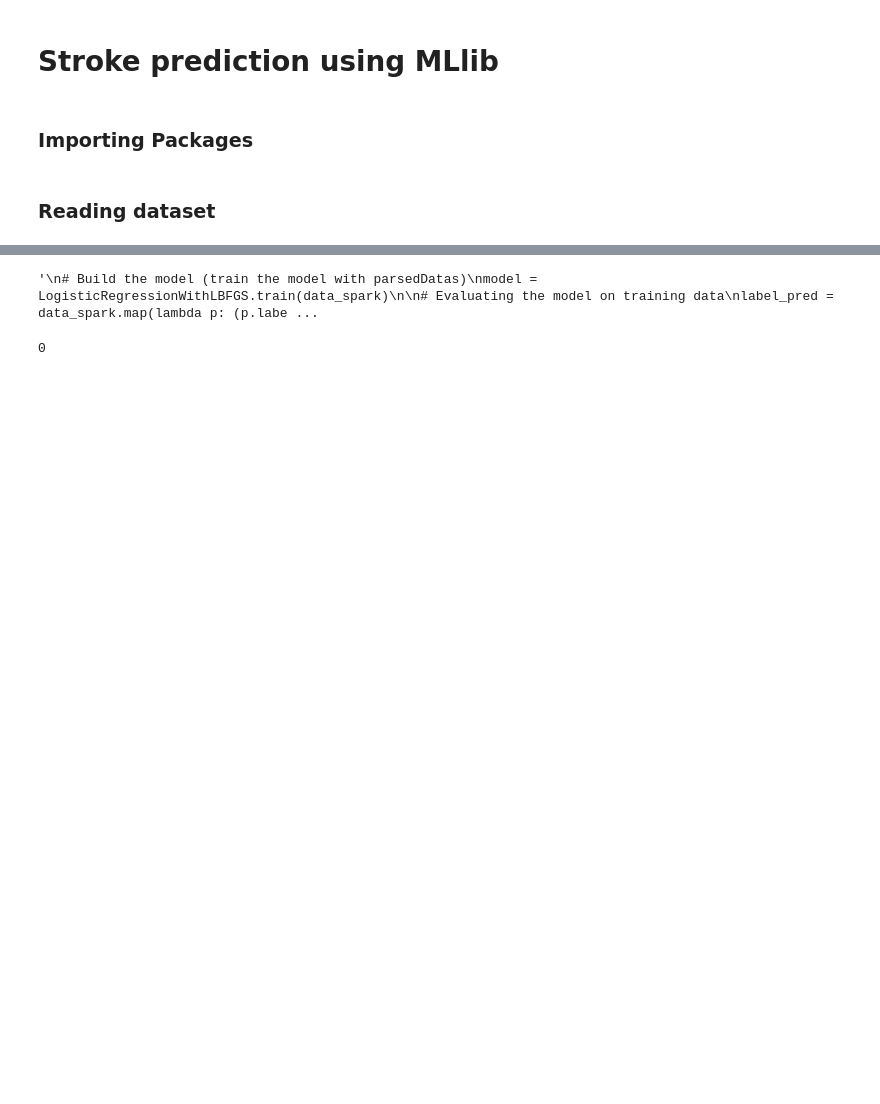
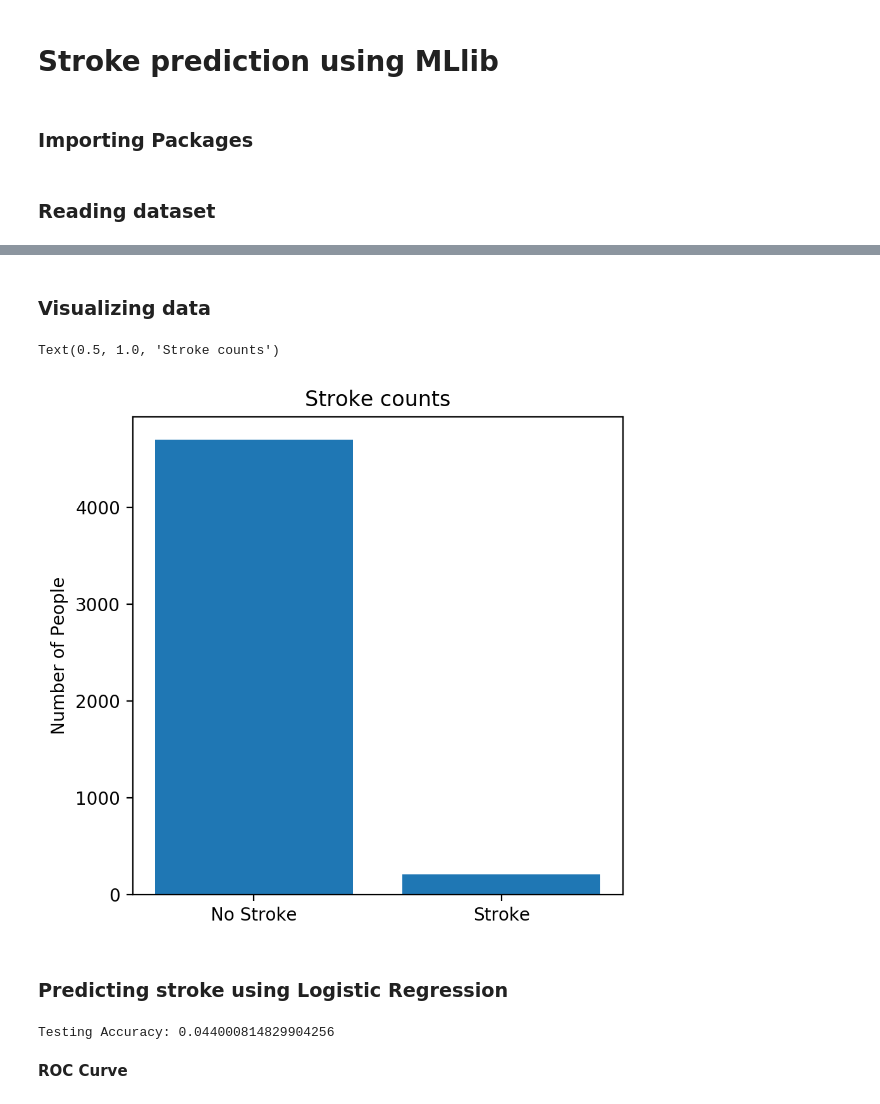
Before and after one commit to maldoam/mllib-stroke-prediction, a Jupyter notebook: notebooks_jupyter_test_pyspark.ipynb, the cells around one changed output, grey strips where cells are left out. Cells and saved outputs as stored; diff of their text form; code cells hidden in the pictures; blank space fills up the shorter version.

```diff
--- a/notebooks_jupyter_test_pyspark.ipynb
+++ b/notebooks_jupyter_test_pyspark.ipynb
@@ -11,3 +17,7 @@ import pandas as pd
+# %%
+# To increase size of plots
+plt.rcParams['figure.dpi'] = 200
+plt.rcParams['figure.figsize'] = [5, 5]
 # %% [markdown]
 ### Reading dataset
 # %%
@@ -34,0 +82,3 @@ Name: stroke, dtype: int64
+# %%
+data = data.sample(frac = 1).reset_index(drop = True)
+data.head(5)
@@ -35 +92,12 @@ Name: stroke, dtype: int64
+# %% [markdown]
+### Visualizing data
+# %%
+plt.bar(x = ["No Stroke", "Stroke"], height = [data["stroke"].value_counts()[0], data["stroke"].value_counts()[1]])
+plt.ylabel("Number of People")
+plt.title("Stroke counts")
+# %% [output]
+Text(0.5, 1.0, 'Stroke counts')
+[figure, added]
+# %% [markdown]
+### Predicting stroke using Logistic Regression
 # %%
@@ -39,19 +107,14 @@ def parse_point(line: str) -> LabeledPoint:
 # %%
-data_spark = sc.textFile("gs://cc-project-bucket-spark/cleaned_stroke_data.csv")
+data_spark = spark.createDataFrame(data).rdd.map(list)
 data_spark = data_spark.map(parse_point)
 
-"""
 # Build the model (train the model with parsedDatas)
 model = LogisticRegressionWithLBFGS.train(data_spark)
 
-# Evaluating the model on training data
 label_pred = data_spark.map(lambda p: (p.label, model.predict(p.features)))
-training_error = label_pred.filter(lambda v, p: v != p).count() /float(data_spark.count())
-print("Training Error = " + str(training_error))
-"""
+accuracy = label_pred.filter(lambda v: v[0] != v[1]).count() / float(data_spark.count())
+print(f"Testing Accuracy: {accuracy}")
 # %% [output]
-'\n# Build the model (train the model with parsedDatas)\nmodel = LogisticRegressionWithLBFGS.train(data_spark)\n\n# Evaluating the model on training data\nlabel_pred = data_spark.map(lambda p: (p.labe ...
+Testing Accuracy: 0.044000814829904256
-# %%
-temp_vals
-# %% [output]
-0
+# %% [markdown]
+**ROC Curve**
```
Also changed, not shown: parts of 12 cells of this notebook.
